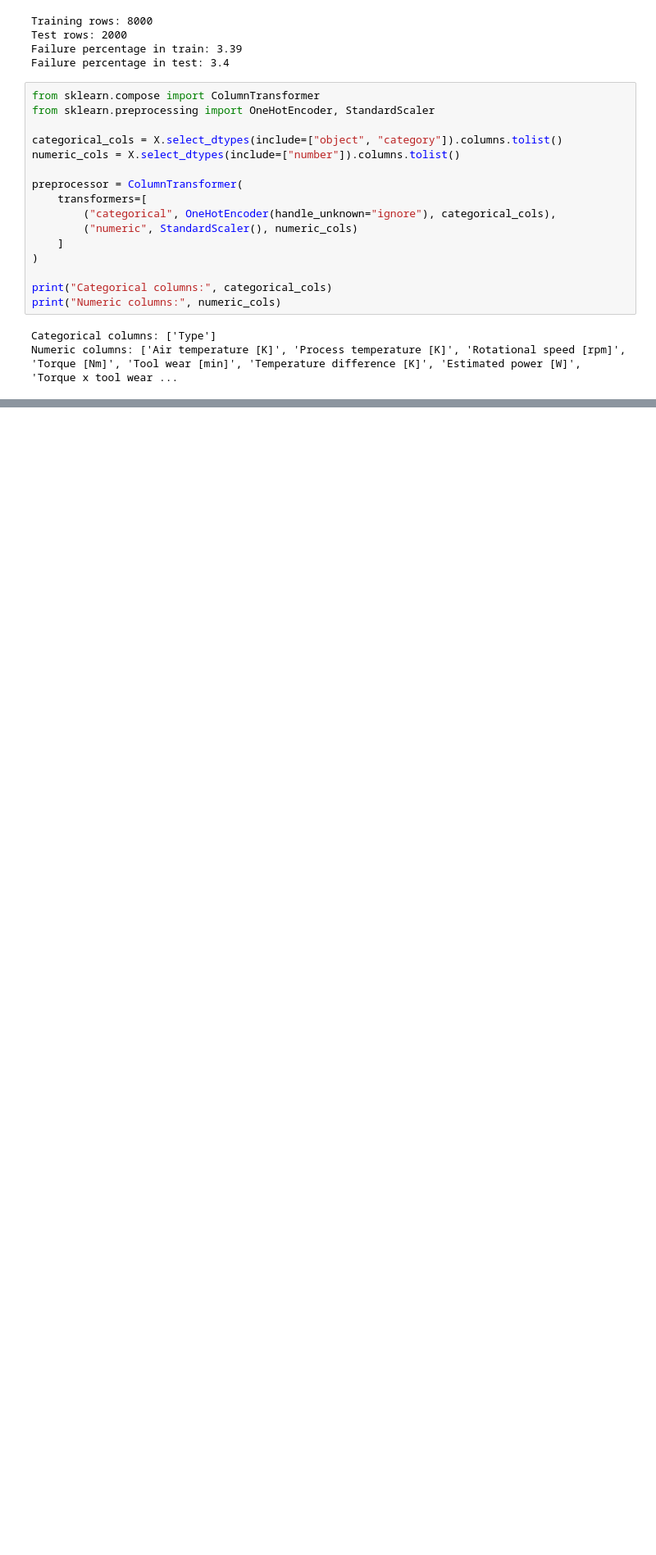
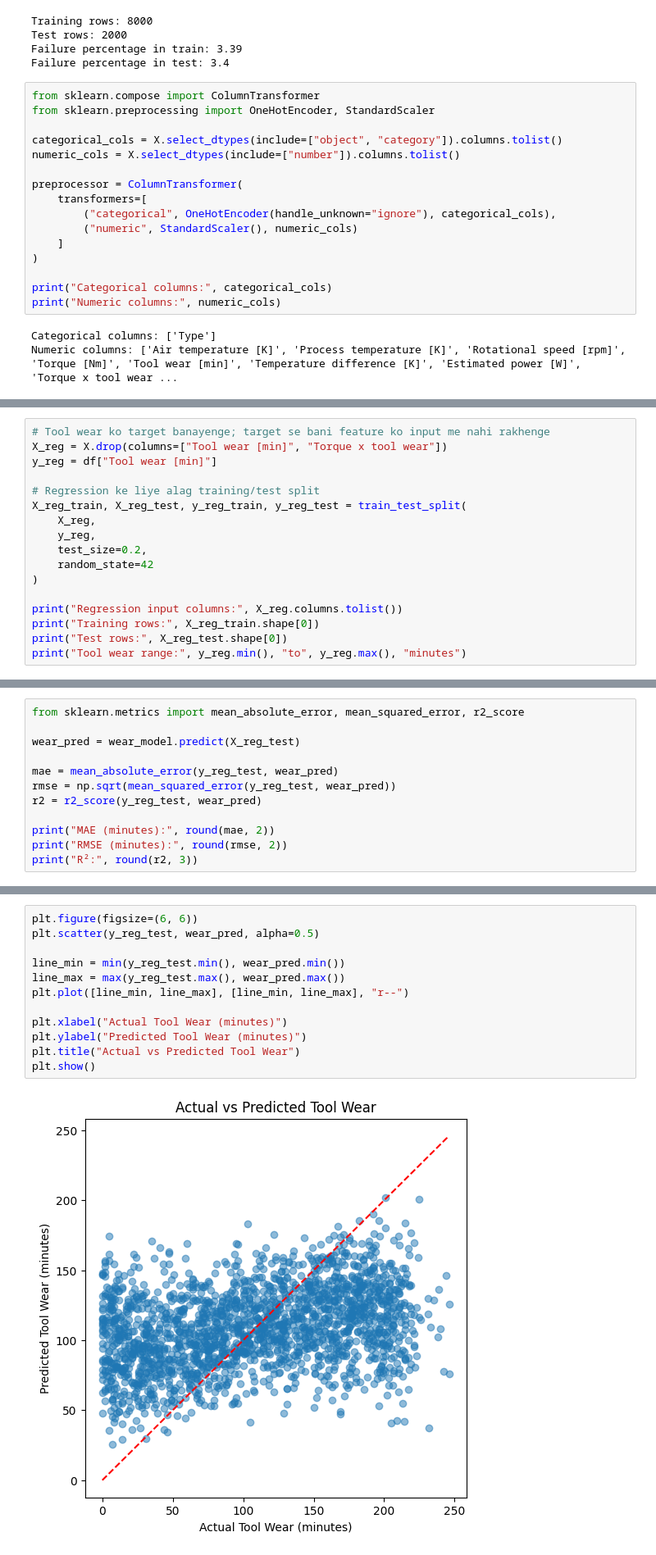
Before and after one commit to palamankumar688-lgtm/industrial-machine-failure-prediction, a Jupyter notebook: Industrial_Machine_Failure_Prediction.ipynb, the cells around one changed output, grey strips where cells are left out. Shown at 82% size. Cells and saved outputs as stored; diff of their text form; blank space fills up the shorter version.

Commit message:
Add classification and regression results

```diff
--- a/Industrial_Machine_Failure_Prediction.ipynb
+++ b/Industrial_Machine_Failure_Prediction.ipynb
@@ -231,0 +574,17 @@ Numeric columns: ['Air temperature [K]', 'Process temperature [K]', 'Rotational
+# %%
+# Tool wear ko target banayenge; target se bani feature ko input me nahi rakhenge
+X_reg = X.drop(columns=["Tool wear [min]", "Torque x tool wear"])
+y_reg = df["Tool wear [min]"]
+
+# Regression ke liye alag training/test split
+X_reg_train, X_reg_test, y_reg_train, y_reg_test = train_test_split(
+    X_reg,
+    y_reg,
+    test_size=0.2,
+    random_state=42
+)
+
+print("Regression input columns:", X_reg.columns.tolist())
+print("Training rows:", X_reg_train.shape[0])
+print("Test rows:", X_reg_test.shape[0])
+print("Tool wear range:", y_reg.min(), "to", y_reg.max(), "minutes")
@@ -231,0 +638,12 @@ Numeric columns: ['Air temperature [K]', 'Process temperature [K]', 'Rotational
+# %%
+from sklearn.metrics import mean_absolute_error, mean_squared_error, r2_score
+
+wear_pred = wear_model.predict(X_reg_test)
+
+mae = mean_absolute_error(y_reg_test, wear_pred)
+rmse = np.sqrt(mean_squared_error(y_reg_test, wear_pred))
+r2 = r2_score(y_reg_test, wear_pred)
+
+print("MAE (minutes):", round(mae, 2))
+print("RMSE (minutes):", round(rmse, 2))
+print("R²:", round(r2, 3))
@@ -231,0 +670,14 @@ Numeric columns: ['Air temperature [K]', 'Process temperature [K]', 'Rotational
+# %%
+plt.figure(figsize=(6, 6))
+plt.scatter(y_reg_test, wear_pred, alpha=0.5)
+
+line_min = min(y_reg_test.min(), wear_pred.min())
+line_max = max(y_reg_test.max(), wear_pred.max())
+plt.plot([line_min, line_max], [line_min, line_max], "r--")
+
+plt.xlabel("Actual Tool Wear (minutes)")
+plt.ylabel("Predicted Tool Wear (minutes)")
+plt.title("Actual vs Predicted Tool Wear")
+plt.show()
+# %% [output]
+[figure, added]
```
Also changed, not shown: parts of 25 cells of this notebook.
